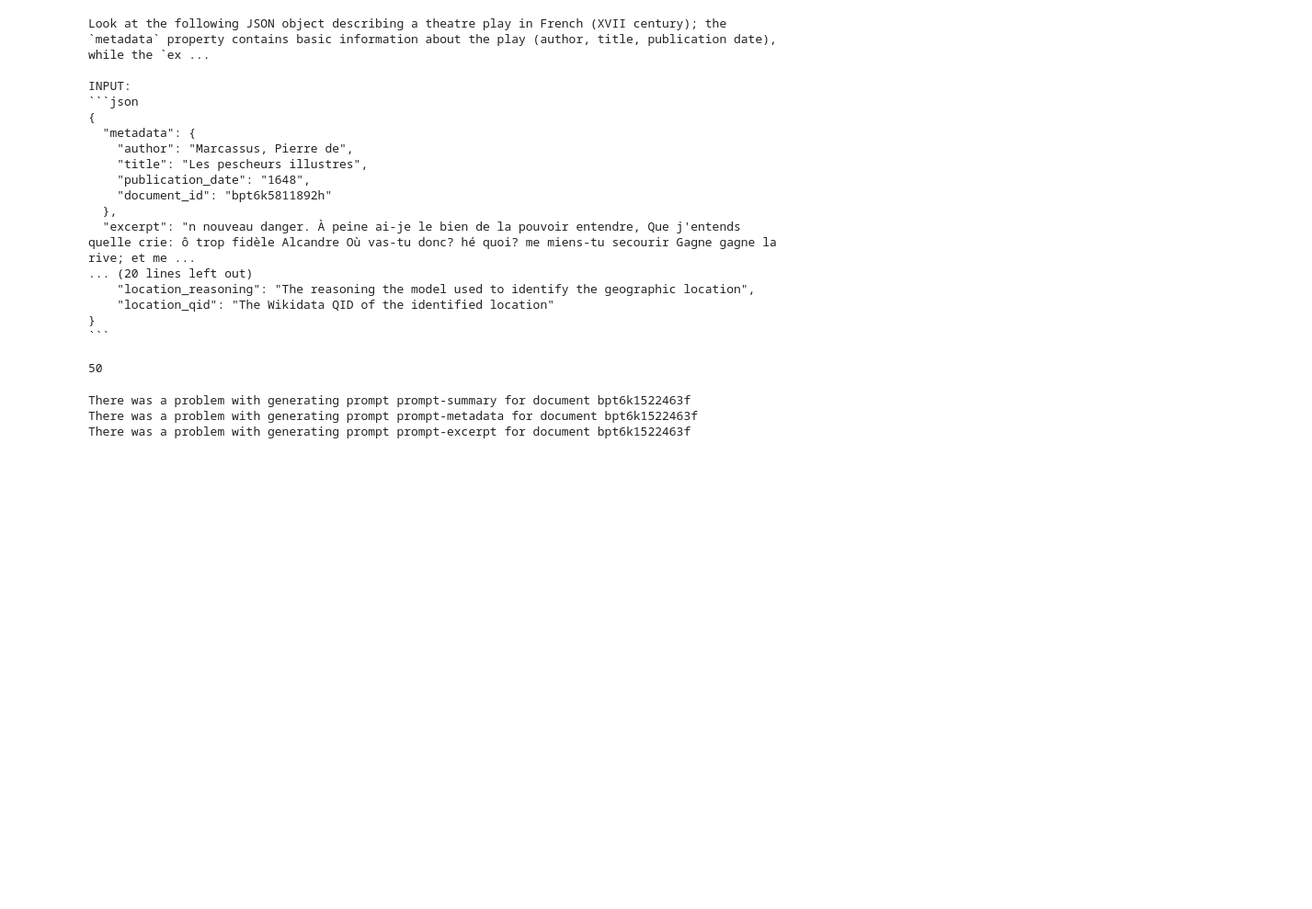
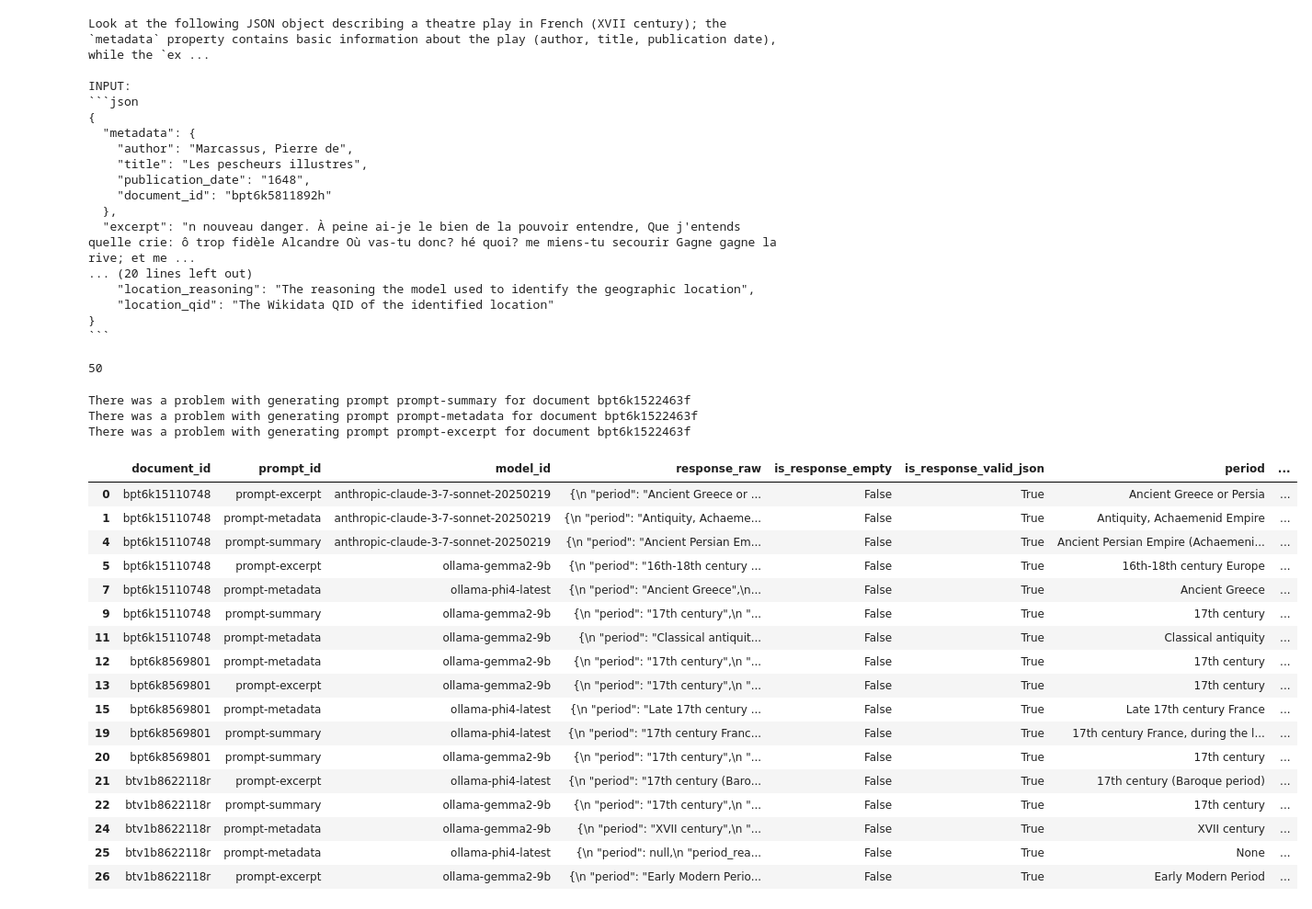
Before and after one commit to TextEnt/chrono-spatial-processing, a Jupyter notebook: notebooks/query-LLMs.ipynb, the cells around one changed output. Shown at 92% size. Drawn from its saved outputs; the diff is of its cells as text; code cells hidden in the pictures; blank space fills up the shorter version.

```diff
--- a/notebooks/query-LLMs.ipynb
+++ b/notebooks/query-LLMs.ipynb
@@ -319,0 +396,24 @@ def serialize_llm_responses(responses: List[LLMresponse], output_path: Path) ->
+# %%
+llm_responses_path = Path('../data/llm_responses')
+data = process_llm_responses(llm_responses_path)
+# %%
+data[data['is_response_valid_json']==True]
+# %% [output]
+|  | document_id | prompt_id | model_id | response_raw | is_response_empty | is_response_valid_json | period | ... |
+| 0 | bpt6k15110748 | prompt-excerpt | anthropic-claude-3-7-sonnet-20250219 | {\n "period": "Ancient Greece or ... | False | True | Ancient Greece or Persia | ... |
+| 1 | bpt6k15110748 | prompt-metadata | anthropic-claude-3-7-sonnet-20250219 | {\n "period": "Antiquity, Achaeme... | False | True | Antiquity, Achaemenid Empire | ... |
+| 4 | bpt6k15110748 | prompt-summary | anthropic-claude-3-7-sonnet-20250219 | {\n "period": "Ancient Persian Em... | False | True | Ancient Persian Empire (Achaemeni... | ... |
+| 5 | bpt6k15110748 | prompt-excerpt | ollama-gemma2-9b | {\n "period": "16th-18th century ... | False | True | 16th-18th century Europe | ... |
+| 7 | bpt6k15110748 | prompt-metadata | ollama-phi4-latest | {\n "period": "Ancient Greece",\n... | False | True | Ancient Greece | ... |
+| 9 | bpt6k15110748 | prompt-summary | ollama-gemma2-9b | {\n "period": "17th century",\n "... | False | True | 17th century | ... |
+| 11 | bpt6k15110748 | prompt-metadata | ollama-gemma2-9b | {\n "period": "Classical antiquit... | False | True | Classical antiquity | ... |
+| 12 | bpt6k8569801 | prompt-metadata | ollama-gemma2-9b | {\n "period": "17th century",\n "... | False | True | 17th century | ... |
+| 13 | bpt6k8569801 | prompt-excerpt | ollama-gemma2-9b | {\n "period": "17th century",\n "... | False | True | 17th century | ... |
+| 15 | bpt6k8569801 | prompt-metadata | ollama-phi4-latest | {\n "period": "Late 17th century ... | False | True | Late 17th century France | ... |
+| 19 | bpt6k8569801 | prompt-summary | ollama-phi4-latest | {\n "period": "17th century Franc... | False | True | 17th century France, during the l... | ... |
+| 20 | bpt6k8569801 | prompt-summary | ollama-gemma2-9b | {\n "period": "17th century",\n "... | False | True | 17th century | ... |
+| 21 | btv1b8622118r | prompt-excerpt | ollama-phi4-latest | {\n "period": "17th century (Baro... | False | True | 17th century (Baroque period) | ... |
+| 22 | btv1b8622118r | prompt-summary | ollama-gemma2-9b | {\n "period": "17th century",\n "... | False | True | 17th century | ... |
+| 24 | btv1b8622118r | prompt-metadata | ollama-gemma2-9b | {\n "period": "XVII century",\n "... | False | True | XVII century | ... |
+| 25 | btv1b8622118r | prompt-metadata | ollama-phi4-latest | {\n "period": null,\n "period_rea... | False | True | None | ... |
+| 26 | btv1b8622118r | prompt-excerpt | ollama-gemma2-9b | {\n "period": "Early Modern Perio... | False | True | Early Modern Period | ... |
```
Also changed, not shown: parts of 18 cells of this notebook, 2 other files.
